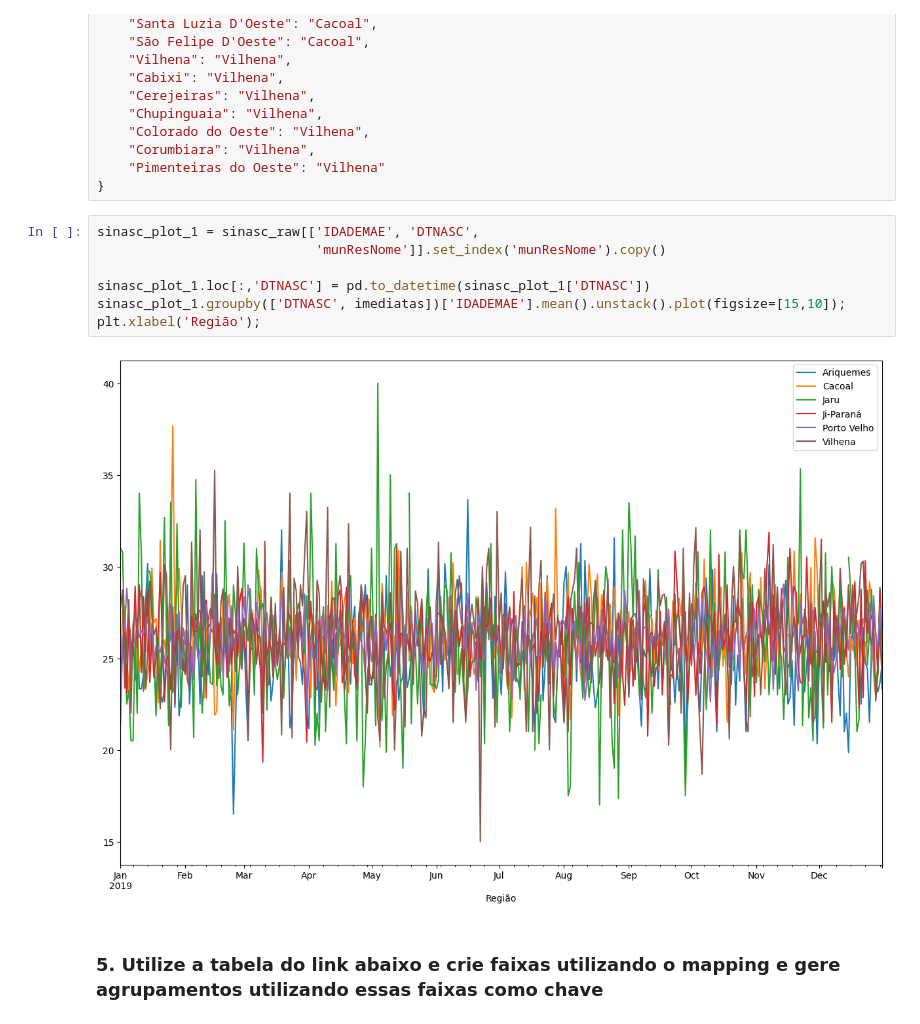
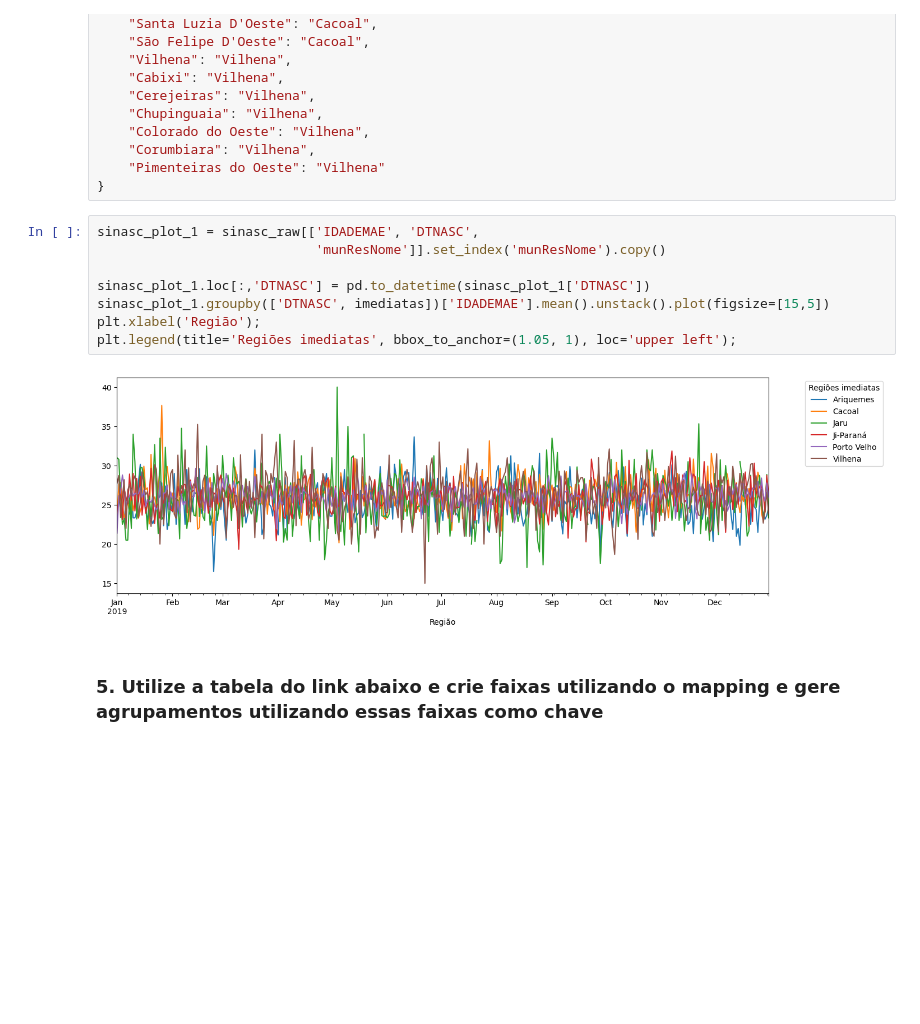
Before and after one commit to rovedajr/ebac-modulo-09-02, a Jupyter notebook: Mod9Tarefa2.ipynb, the cells around one changed output. Saved outputs shown, nothing was run; the diff lists cells and outputs as text; blank space fills up the shorter version.

```diff
--- a/Mod9Tarefa2.ipynb
+++ b/Mod9Tarefa2.ipynb
@@ -189,12 +190,13 @@ imediatas = {
 # %%
 sinasc_plot_1 = sinasc_raw[['IDADEMAE', 'DTNASC',
                             'munResNome']].set_index('munResNome').copy()
 
 sinasc_plot_1.loc[:,'DTNASC'] = pd.to_datetime(sinasc_plot_1['DTNASC'])
-sinasc_plot_1.groupby(['DTNASC', imediatas])['IDADEMAE'].mean().unstack().plot(figsize=[15,10]);
+sinasc_plot_1.groupby(['DTNASC', imediatas])['IDADEMAE'].mean().unstack().plot(figsize=[15,5])
 plt.xlabel('Região');
+plt.legend(title='Regiões imediatas', bbox_to_anchor=(1.05, 1), loc='upper left');
 # %% [output]
-[figure, old version]
+[figure, new version]
 # %% [markdown]
 ### 5. Utilize a tabela do link abaixo e crie faixas utilizando o mapping e gere agrupamentos utilizando essas faixas como chave
 # %% [markdown]
```
Also changed, not shown: parts of 7 cells of this notebook, 1 other file.
